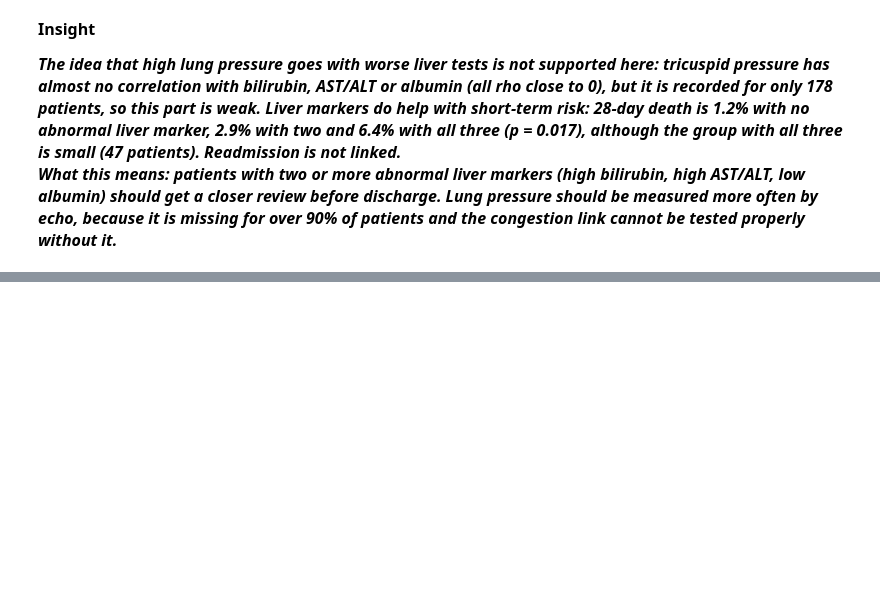
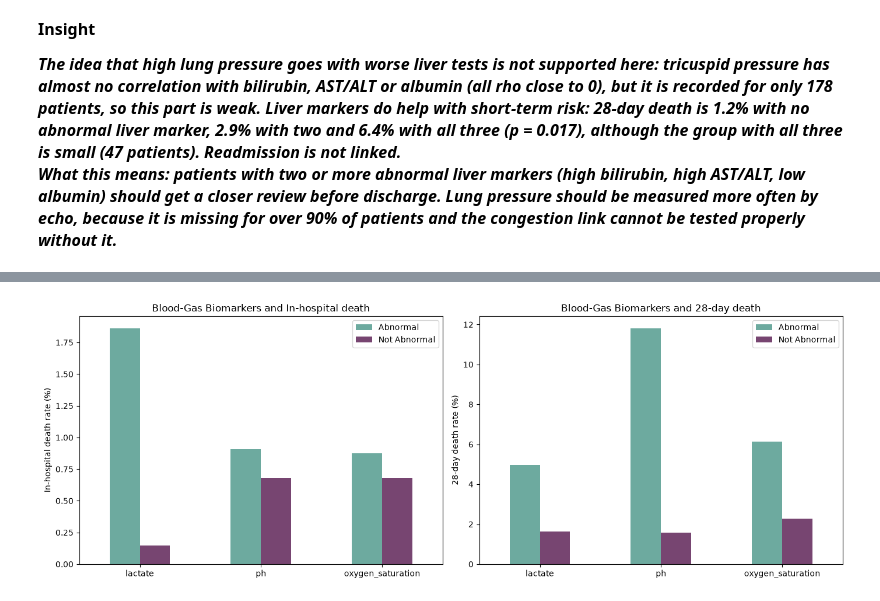
Before and after one commit to SaranyaShanmugam2026/Team2_PythonPioneers_PythonHackathon_Sep_2026, a Jupyter notebook: Team2_PythonPioneers_3.1.Prescriptive_Analysis.ipynb, the cells around one changed output, grey strips where cells are left out. Cells and saved outputs as stored; diff of their text form; code cells hidden in the pictures; blank space fills up the shorter version.

```diff
--- a/Team2_PythonPioneers_3.1.Prescriptive_Analysis.ipynb
+++ b/Team2_PythonPioneers_3.1.Prescriptive_Analysis.ipynb
@@ -581,0 +593,67 @@ plt.show()
+# %%
+biomarkers = ["lactate", "ph", "oxygen_saturation"]
+
+# In-hospital death and 28-day death
+df["in_hospital_death"] = (df["outcome_during_hospitalization"] == "Dead").astype(int)
+outcomes = {"in_hospital_death": "In-hospital death", "death_within_28_days": "28-day death"}
+
+results = []
+
+for col in biomarkers:
+
+    # Keep patients who received blood-gas testing
+    temp = df[[col, "in_hospital_death", "death_within_28_days"]].dropna(subset=[col])
+
+    # Define abnormal values (normal ranges from the data dictionary)
+    if col == "lactate":
+        abnormal = temp[col] > 2.2
+        label = "High"
+    elif col == "ph":
+        abnormal = temp[col] < 7.35
+        label = "Low"
+    else:
+        abnormal = temp[col] < 93
+        label = "Low"
+
+    print(f"\n{col} (tested patients: {len(temp)}, abnormal: {abnormal.sum()})")
+
+    for outcome, name in outcomes.items():
+        death = temp[outcome] == 1
+
+        # Death rates
+        abnormal_rate = death[abnormal].mean() * 100
+        normal_rate = death[~abnormal].mean() * 100
+
+        # Fisher's exact test
+        p_value = fisher_exact([
+            [death[abnormal].sum(), (~death[abnormal]).sum()],
+            [death[~abnormal].sum(), (~death[~abnormal]).sum()]
+        ])[1]
+
+        print(f"{name}: {label} = {abnormal_rate:.2f}%, Not abnormal = {normal_rate:.2f}% | Fisher p = {p_value:.3f}")
+        results.append([col, name, abnormal_rate, normal_rate])
+
+print("\nIn-hospital deaths among tested patients:", df.loc[df["lactate"].notna(), "in_hospital_death"].sum())
+
+
+# Visualization
+results = pd.DataFrame(results, columns=["Biomarker", "Outcome", "Abnormal", "Not Abnormal"])
+
+fig, axes = plt.subplots(1, 2, figsize=(14, 5))
+for ax, name in zip(axes, outcomes.values()):
+    results[results["Outcome"] == name].plot(
+        x="Biomarker",
+        y=["Abnormal", "Not Abnormal"],
+        kind="bar",
+        ax=ax,
+        color=["#6daa9f", "#774571"]
+    )
+    ax.set_ylabel(f"{name} rate (%)")
+    ax.set_title(f"Blood-Gas Biomarkers and {name}")
+    ax.set_xlabel("")
+    ax.tick_params(axis="x", rotation=0)
+    ax.legend(title="")
+
+plt.tight_layout()
+plt.show()
+# %% [output]
@@ -581,0 +673 @@ plt.show()
+[figure, added]
```
Also changed, not shown: parts of 28 cells of this notebook.
